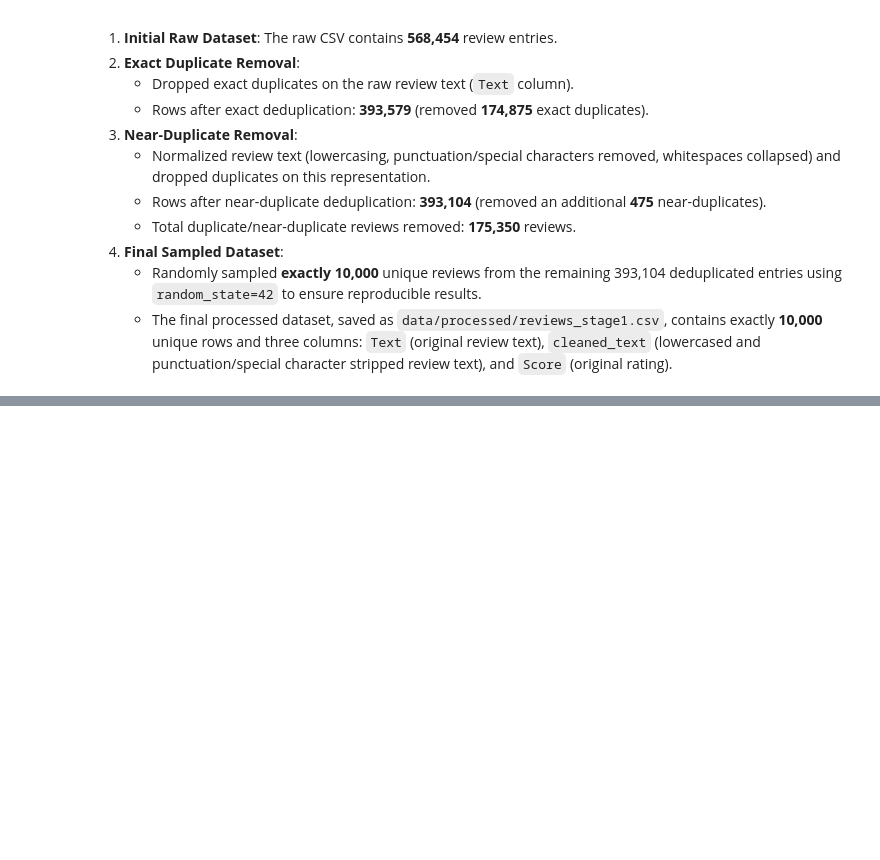
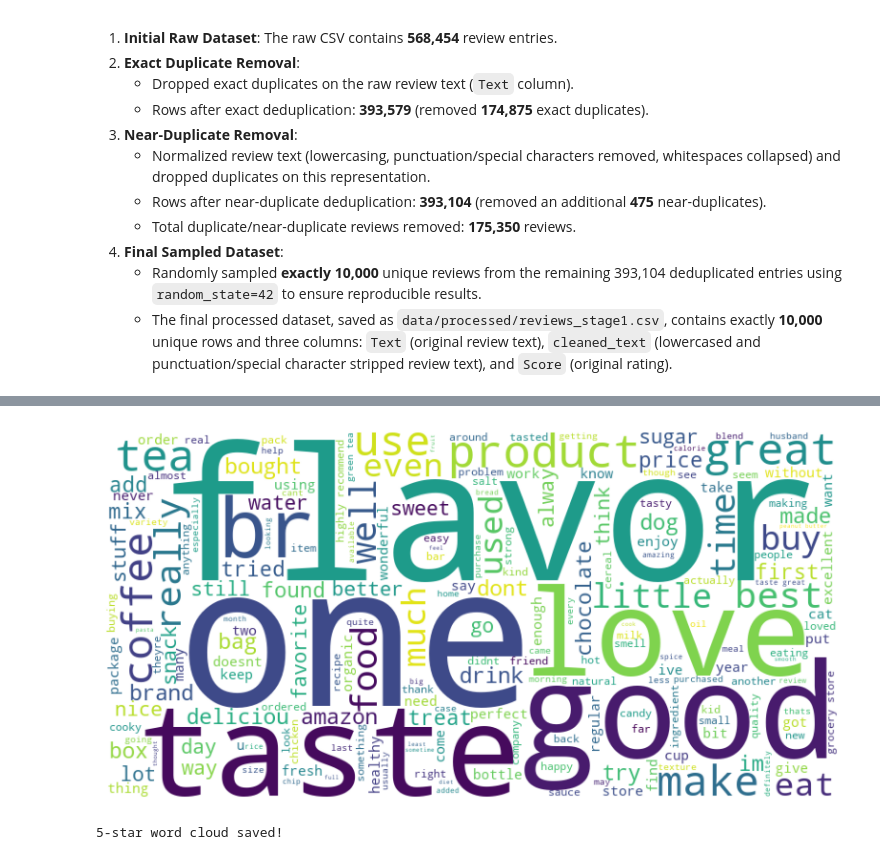
Before and after one commit to ali7540/nlp-quality-feedback-analyzer, a Jupyter notebook: notebooks/week1_preprocessing.ipynb, the cells around one changed output, grey strips where cells are left out. Cells and saved outputs as stored; diff of their text form; code cells hidden in the pictures; blank space fills up the shorter version.

```diff
--- a/notebooks/week1_preprocessing.ipynb
+++ b/notebooks/week1_preprocessing.ipynb
@@ -192,0 +303,27 @@ During the preprocessing phase for Week 1 (first half), the following steps were
+# %%
+five_star = df[df["Score"] == 5]
+
+text_5star = " ".join(
+    five_star["final_cleaned_text"].astype(str)
+)
+
+wc5 = WordCloud(
+    width=800,
+    height=400,
+    background_color="white"
+).generate(text_5star)
+
+plt.figure(figsize=(10,5))
+plt.imshow(wc5)
+plt.axis("off")
+plt.show()
+# %% [output]
+[figure, added]
+# %%
+wc5.to_file(
+    "../outputs/wordclouds/wordcloud_5star.png"
+)
+
+print("5-star word cloud saved!")
+# %% [output]
+5-star word cloud saved!
```
Also changed, not shown: parts of 16 cells of this notebook, 6 other files.
